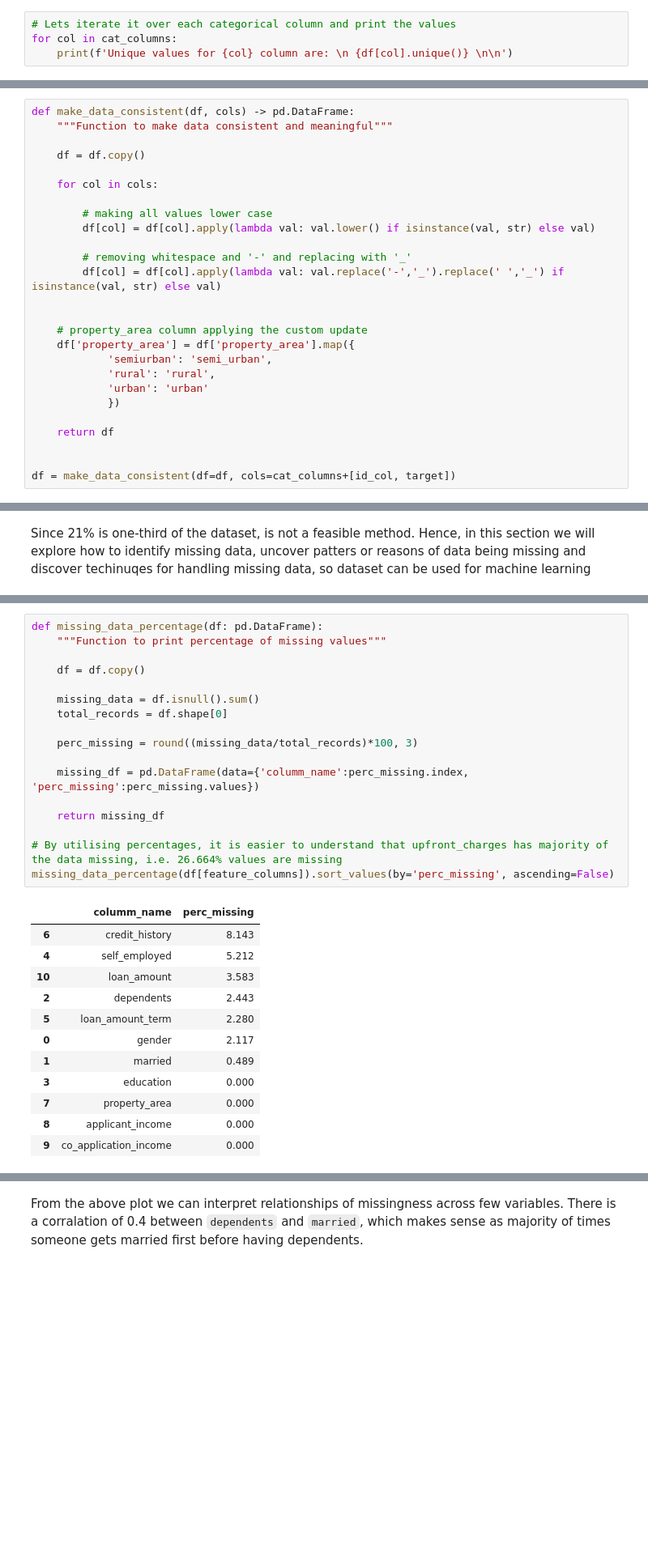
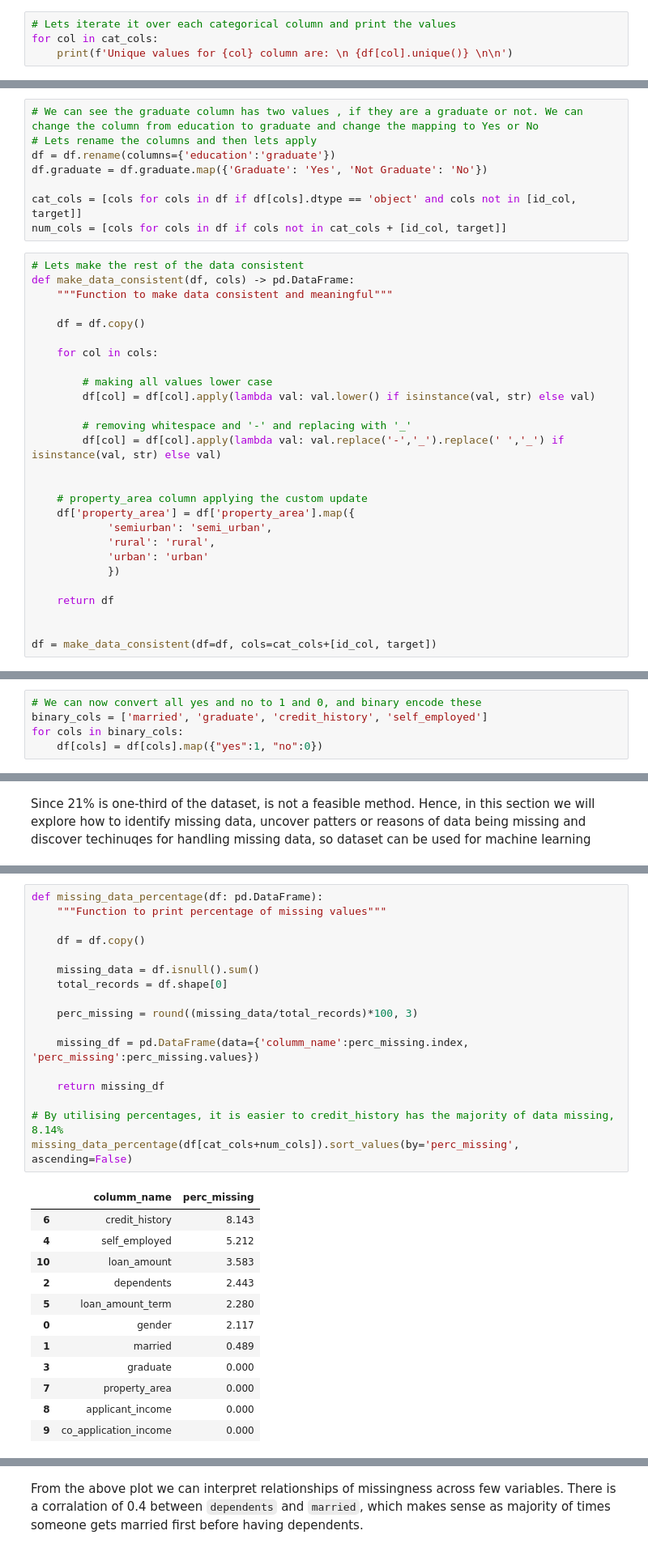
Before and after one commit to Nakulbajaj101/mlzoomcamp-capstone-loan-prediction, a Jupyter notebook: notebooks/data_exploration.ipynb, the cells around one changed output, grey strips where cells are left out. Shown: that part at 81% size. Drawn from its saved outputs; the diff is of its cells as text; blank space fills up the shorter version.

Commit message:
added the gitignore file an dupdated data exploration

```diff
--- a/notebooks/data_exploration.ipynb
+++ b/notebooks/data_exploration.ipynb
@@ -96,6 +156,6 @@ print(cat_columns)
 # %%
 # Lets iterate it over each categorical column and print the values
-for col in cat_columns:
+for col in cat_cols:
     print(f'Unique values for {col} column are: \n {df[col].unique()} \n\n')
 # %% [output]
 Unique values for gender column are:
@@ -115,7 +175,16 @@ Unique values for dependents column are:
 
 Unique values for property_area column are:
  ['Urban' 'Rural' 'Semiurban']
+# %%
+# We can see the graduate column has two values , if they are a graduate or not. We can change the column from education to graduate and change the mapping to Yes or No
+# Lets rename the columns and then lets apply
+df = df.rename(columns={'education':'graduate'})
+df.graduate = df.graduate.map({'Graduate': 'Yes', 'Not Graduate': 'No'})
+
+cat_cols = [cols for cols in df if df[cols].dtype == 'object' and cols not in [id_col, target]]
+num_cols = [cols for cols in df if cols not in cat_cols + [id_col, target]]
 # %%
+# Lets make the rest of the data consistent
 def make_data_consistent(df, cols) -> pd.DataFrame:
     """Function to make data consistent and meaningful"""
 
@@ -140,6 +209,6 @@ def make_data_consistent(df, cols) -> pd.DataFrame:
     return df
 
 
-df = make_data_consistent(df=df, cols=cat_columns+[id_col, target])
+df = make_data_consistent(df=df, cols=cat_cols+[id_col, target])
 # %%
 # Lets iterate it over each categorical column and print the values
@@ -167,0 +235,5 @@ We have now ensured data is consistent, and if in future categorical values will
+# %%
+# We can now convert all yes and no to 1 and 0, and binary encode these
+binary_cols = ['married', 'graduate', 'credit_history', 'self_employed']
+for cols in binary_cols:
+    df[cols] = df[cols].map({"yes":1, "no":0})
@@ -253,30 +316,30 @@ dtype: int64
 # %%
 def missing_data_percentage(df: pd.DataFrame):
     """Function to print percentage of missing values"""
 
     df = df.copy()
 
     missing_data = df.isnull().sum()
     total_records = df.shape[0]
 
     perc_missing = round((missing_data/total_records)*100, 3)
 
     missing_df = pd.DataFrame(data={'columm_name':perc_missing.index, 'perc_missing':perc_missing.values})
 
     return missing_df
 
-# By utilising percentages, it is easier to understand that upfront_charges has majority of the data missing, i.e. 26.664% values are missing
-missing_data_percentage(df[feature_columns]).sort_values(by='perc_missing', ascending=False)
+# By utilising percentages, it is easier to credit_history has the majority of data missing, 8.14%
+missing_data_percentage(df[cat_cols+num_cols]).sort_values(by='perc_missing', ascending=False)
 # %% [output]
 |  | columm_name | perc_missing |
 | 6 | credit_history | 8.143 |
 | 4 | self_employed | 5.212 |
 | 10 | loan_amount | 3.583 |
 | 2 | dependents | 2.443 |
 | 5 | loan_amount_term | 2.280 |
 | 0 | gender | 2.117 |
 | 1 | married | 0.489 |
-| 3 | education | 0.000 |
+| 3 | graduate | 0.000 |
 | 7 | property_area | 0.000 |
 | 8 | applicant_income | 0.000 |
 | 9 | co_application_income | 0.000 |
```
Also changed, not shown: parts of 69 cells of this notebook, 1 other file.
